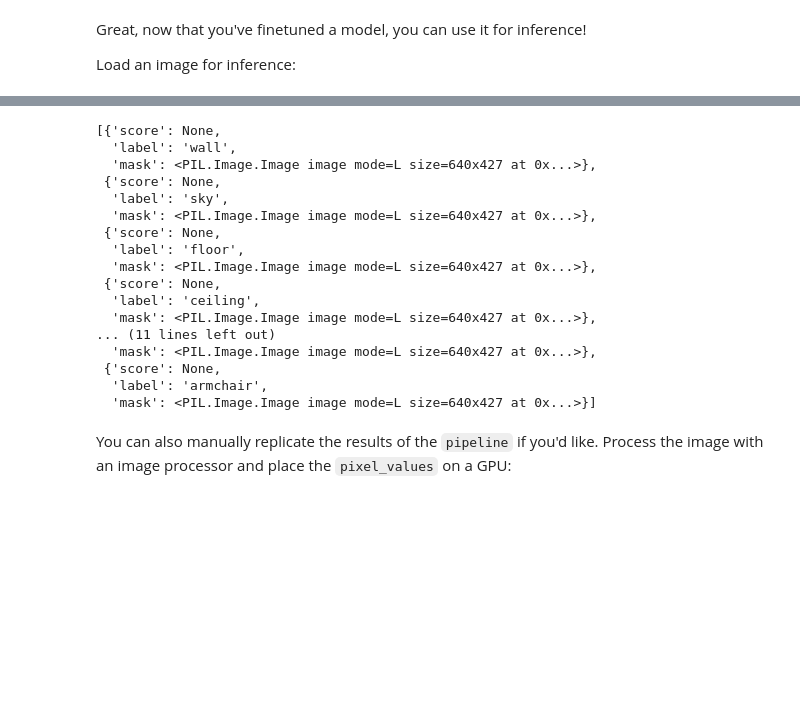
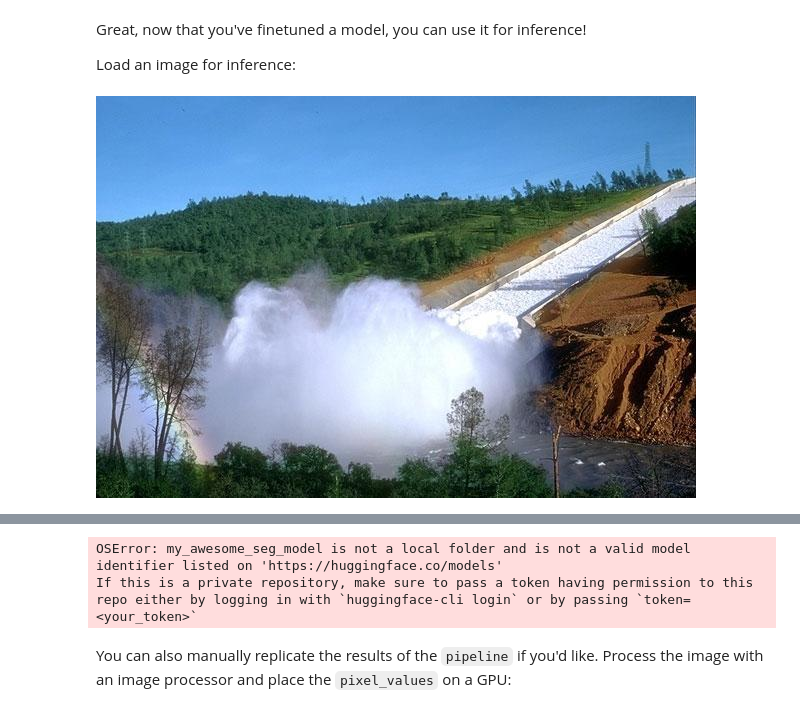
Before and after one commit to yywoai66/SimCLR, a Jupyter notebook: transformers_doc/en/pytorch/semantic_segmentation.ipynb, the cells around one changed output, grey strips where cells are left out. Cells and saved outputs as stored; diff of their text form; code cells hidden in the pictures; blank space fills up the shorter version.

```diff
--- a/transformers_doc/en/pytorch/semantic_segmentation.ipynb
+++ b/transformers_doc/en/pytorch/semantic_segmentation.ipynb
@@ -270,3 +291,13 @@ image
+# %%
+from datasets import load_dataset
+
+ds = load_dataset("scene_parse_150", split="train[:50]")
+ds = ds.train_test_split(test_size=0.2)
+test_ds = ds["test"]
+image = ds["test"][0]["image"]
+image
+# %% [output]
+[figure, added]
 # %% [markdown]
 <div class="flex justify-center">
     <img src="https://huggingface.co/datasets/huggingface/documentation-images/resolve/main/semantic-seg-image.png" alt="Image of bedroom"/>
@@ -279,23 +310,8 @@ from transformers import pipeline
 segmenter = pipeline("image-segmentation", model="my_awesome_seg_model")
 segmenter(image)
 # %% [output]
-[{'score': None,
-  'label': 'wall',
-  'mask': <PIL.Image.Image image mode=L size=640x427 at 0x...>},
- {'score': None,
-  'label': 'sky',
-  'mask': <PIL.Image.Image image mode=L size=640x427 at 0x...>},
- {'score': None,
-  'label': 'floor',
-  'mask': <PIL.Image.Image image mode=L size=640x427 at 0x...>},
- {'score': None,
-  'label': 'ceiling',
-  'mask': <PIL.Image.Image image mode=L size=640x427 at 0x...>},
-... (11 lines left out)
-  'mask': <PIL.Image.Image image mode=L size=640x427 at 0x...>},
- {'score': None,
-  'label': 'armchair',
-  'mask': <PIL.Image.Image image mode=L size=640x427 at 0x...>}]
+OSError: my_awesome_seg_model is not a local folder and is not a valid model identifier listed on 'https://huggingface.co/models'
+If this is a private repository, make sure to pass a token having permission to this repo either by logging in with `huggingface-cli login` or by passing `token=<your_token>`
 # %% [markdown]
 You can also manually replicate the results of the `pipeline` if you'd like. Process the image with an image processor and place the `pixel_values` on a GPU:
 # %%
```
Also changed, not shown: parts of 14 cells of this notebook.
